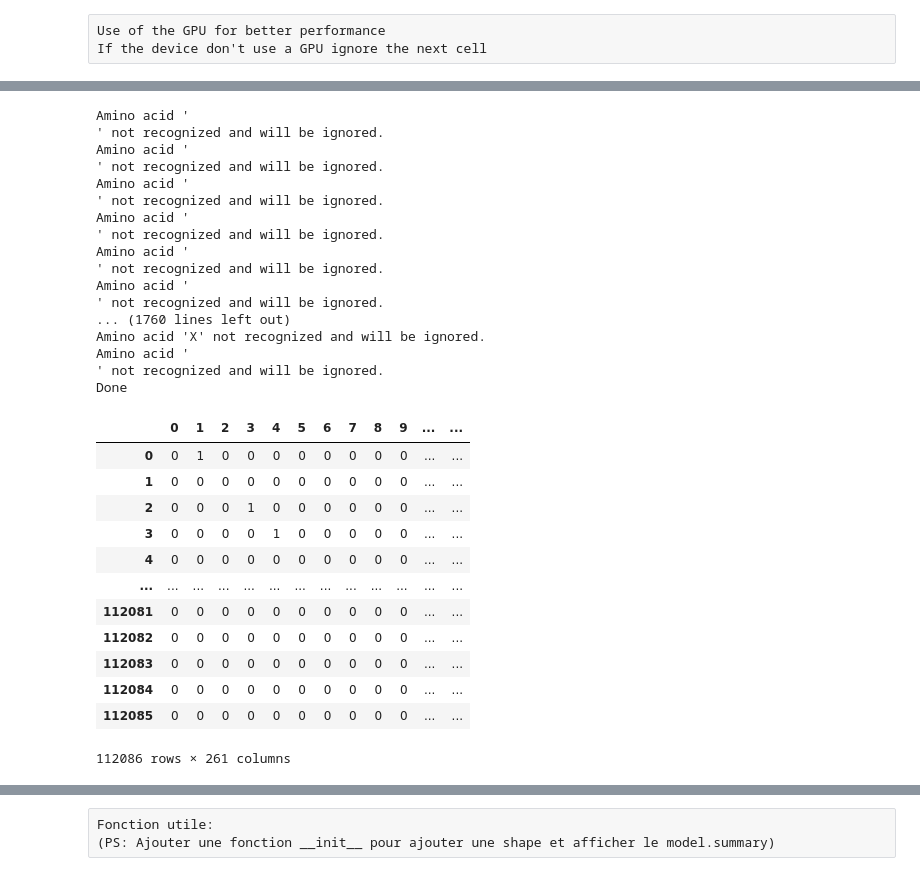
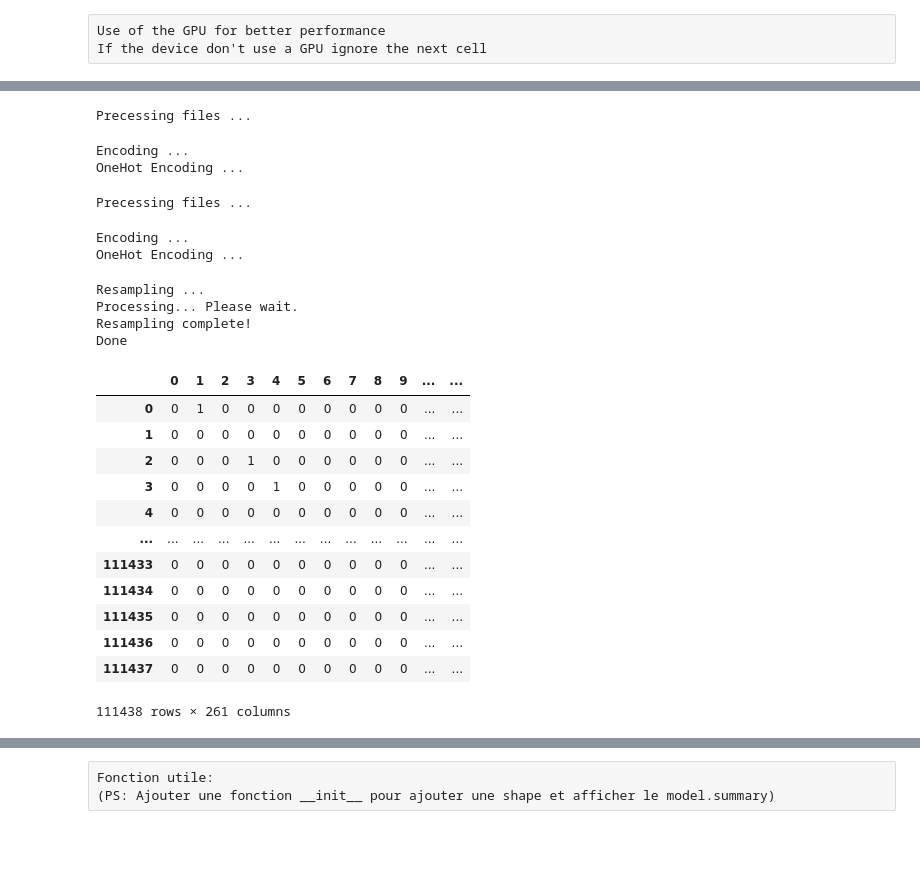
Before and after one commit to Ajhodi/MLP_avec_Taveau, a Jupyter notebook: keras_MLP.ipynb, the cells around one changed output, grey strips where cells are left out. Drawn from its saved outputs; the diff is of its cells as text; code cells hidden in the pictures; blank space fills up the shorter version.

```diff
--- a/keras_MLP.ipynb
+++ b/keras_MLP.ipynb
@@ -52,42 +48,35 @@ I0000 00:00:1732868445.767850   62957 gpu_device.cc:2022] Created device /job:lo
 # %%
 from Exctract_features import *
 pwd = "./513_distribute"
 label = {'H': 0, 'E': 1, 'C': 2}
 
-df1 = create_dataset(pwd, 'ohe')
+df1 = create_dataset(pwd, 'ohe', True)
 print("Done")# Depuis le script Exctract_features
 display(df1)
 # %% [output]
-Amino acid '
-' not recognized and will be ignored.
-Amino acid '
-' not recognized and will be ignored.
-Amino acid '
-' not recognized and will be ignored.
-Amino acid '
-' not recognized and will be ignored.
-Amino acid '
-' not recognized and will be ignored.
-Amino acid '
-' not recognized and will be ignored.
-... (1760 lines left out)
-Amino acid 'X' not recognized and will be ignored.
-Amino acid '
-' not recognized and will be ignored.
-Done
+Precessing files ...
+Encoding ...
+OneHot Encoding ...
+Precessing files ...
+Encoding ...
+OneHot Encoding ...
+Resampling ...
+Processing... Please wait.
+Resampling complete!
+Done
 |  | 0 | 1 | 2 | 3 | 4 | 5 | 6 | 7 | 8 | 9 | ... | ... |
 | 0 | 0 | 1 | 0 | 0 | 0 | 0 | 0 | 0 | 0 | 0 | ... | ... |
 | 1 | 0 | 0 | 0 | 0 | 0 | 0 | 0 | 0 | 0 | 0 | ... | ... |
 | 2 | 0 | 0 | 0 | 1 | 0 | 0 | 0 | 0 | 0 | 0 | ... | ... |
 | 3 | 0 | 0 | 0 | 0 | 1 | 0 | 0 | 0 | 0 | 0 | ... | ... |
 | 4 | 0 | 0 | 0 | 0 | 0 | 0 | 0 | 0 | 0 | 0 | ... | ... |
 | ... | ... | ... | ... | ... | ... | ... | ... | ... | ... | ... | ... | ... |
-| 112081 | 0 | 0 | 0 | 0 | 0 | 0 | 0 | 0 | 0 | 0 | ... | ... |
-| 112082 | 0 | 0 | 0 | 0 | 0 | 0 | 0 | 0 | 0 | 0 | ... | ... |
-| 112083 | 0 | 0 | 0 | 0 | 0 | 0 | 0 | 0 | 0 | 0 | ... | ... |
-| 112084 | 0 | 0 | 0 | 0 | 0 | 0 | 0 | 0 | 0 | 0 | ... | ... |
-| 112085 | 0 | 0 | 0 | 0 | 0 | 0 | 0 | 0 | 0 | 0 | ... | ... |
+| 111433 | 0 | 0 | 0 | 0 | 0 | 0 | 0 | 0 | 0 | 0 | ... | ... |
+| 111434 | 0 | 0 | 0 | 0 | 0 | 0 | 0 | 0 | 0 | 0 | ... | ... |
+| 111435 | 0 | 0 | 0 | 0 | 0 | 0 | 0 | 0 | 0 | 0 | ... | ... |
+| 111436 | 0 | 0 | 0 | 0 | 0 | 0 | 0 | 0 | 0 | 0 | ... | ... |
+| 111437 | 0 | 0 | 0 | 0 | 0 | 0 | 0 | 0 | 0 | 0 | ... | ... |
-112086 rows × 261 columns
+111438 rows × 261 columns
 # %%
 x = df1.drop('DSSP', axis=1)
 y = df1['DSSP']
```
Also changed, not shown: parts of 31 cells of this notebook, 1 other file.
